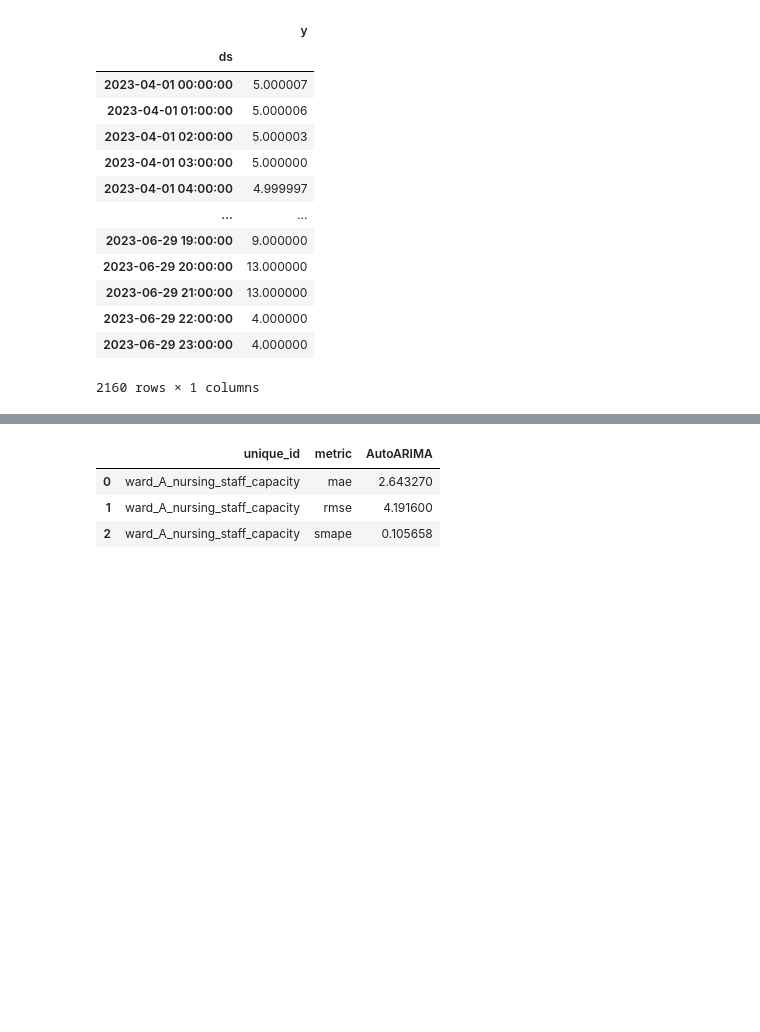
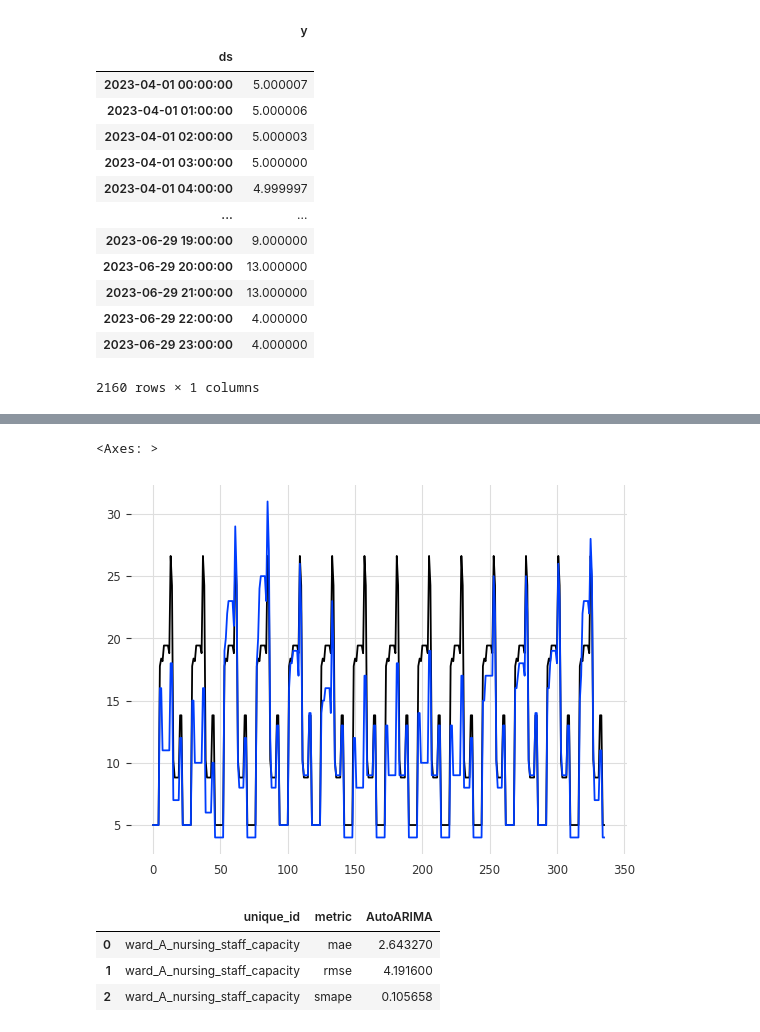
Before and after one commit to emilyS135/no-data-left-behind, a Jupyter notebook: notebooks/Arima.ipynb, the cells around one changed output, grey strips where cells are left out. Cells and saved outputs as stored; diff of their text form; code cells hidden in the pictures; blank space fills up the shorter version.

Commit message:
update ARIMA notebook

```diff
--- a/notebooks/Arima.ipynb
+++ b/notebooks/Arima.ipynb
@@ -505,3 +332,9 @@ ts_df_inv
+# %%
+ts_df_inv["AutoARIMA"][0:336].plot()
+ts_df_inv["y"][0:336].plot()
+# %% [output]
+<Axes: >
+[figure, added]
 # %%
 evaluate(ts_df_inv, metrics=list(metrics.values()), models=["AutoARIMA"])
 # %% [output]
```
Also changed, not shown: parts of 29 cells of this notebook.
